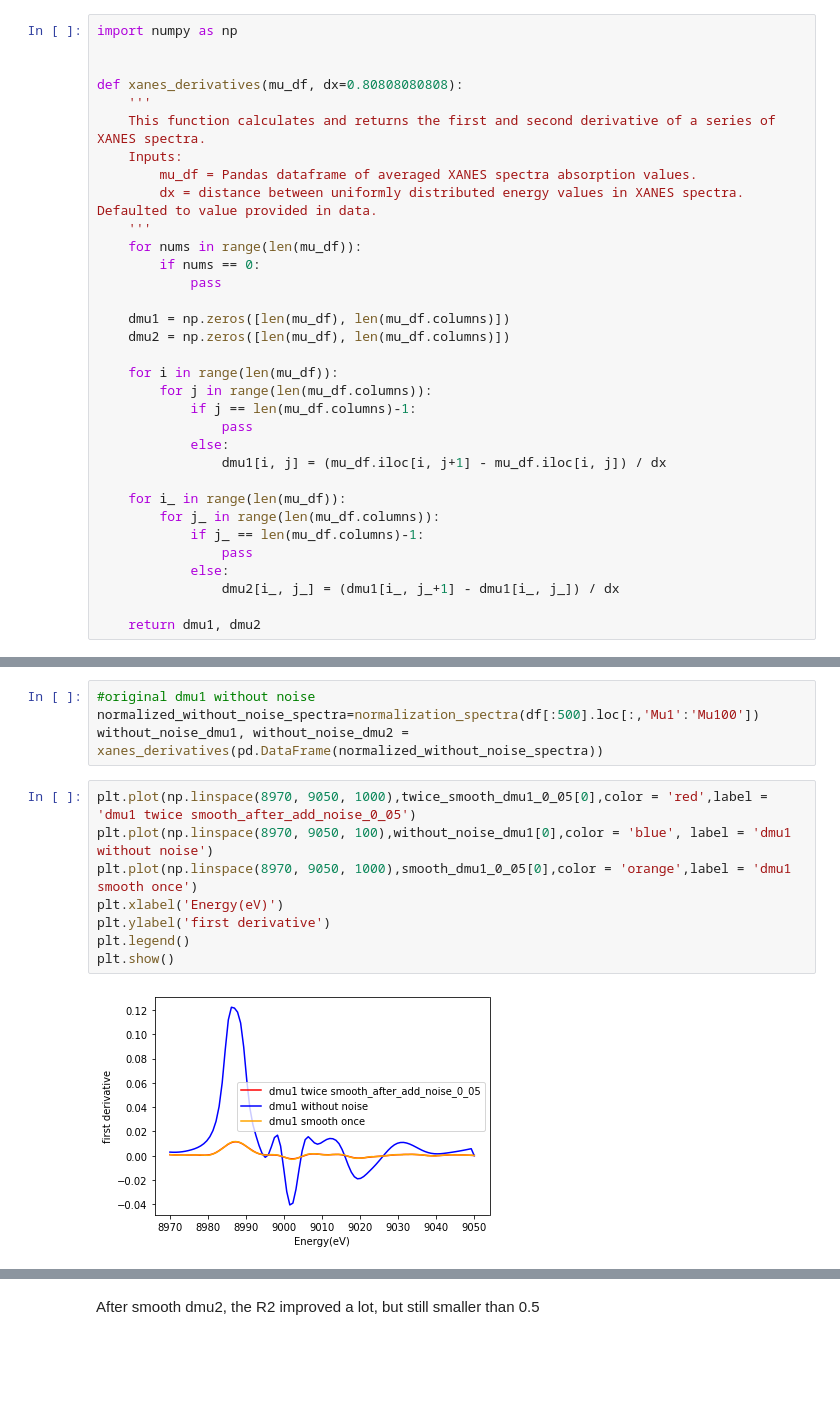
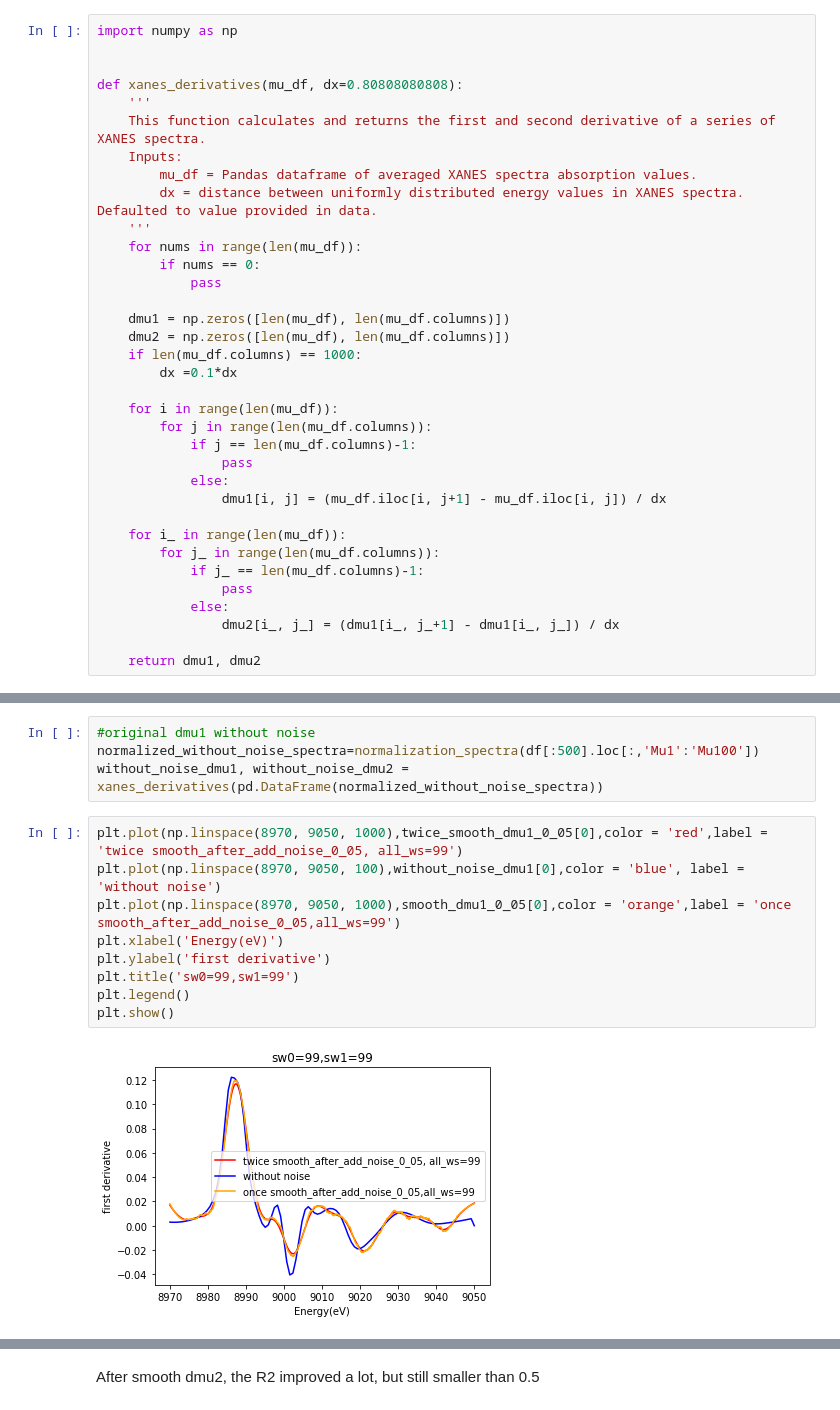
Before and after one commit to PredictXANES/XANES_Capstone, a Jupyter notebook: examples/GPR_predict_atom_number.ipynb, the cells around one changed output, grey strips where cells are left out. Drawn from its saved outputs; the diff is of its cells as text; blank space fills up the shorter version.

Commit message:
add noisegrap

```diff
--- a/examples/GPR_predict_atom_number.ipynb
+++ b/examples/GPR_predict_atom_number.ipynb
@@ -628,6 +618,8 @@ def xanes_derivatives(mu_df, dx=0.80808080808):
 
     dmu1 = np.zeros([len(mu_df), len(mu_df.columns)])
     dmu2 = np.zeros([len(mu_df), len(mu_df.columns)])
+    if len(mu_df.columns) == 1000:
+        dx =0.1*dx
 
     for i in range(len(mu_df)):
         for j in range(len(mu_df.columns)):
@@ -1083,13 +1202,14 @@ R Squared Error: 0.6472474633314481
 normalized_without_noise_spectra=normalization_spectra(df[:500].loc[:,'Mu1':'Mu100'])
 without_noise_dmu1, without_noise_dmu2 = xanes_derivatives(pd.DataFrame(normalized_without_noise_spectra))
 # %%
-plt.plot(np.linspace(8970, 9050, 1000),twice_smooth_dmu1_0_05[0],color = 'red',label = 'dmu1 twice smooth_after_add_noise_0_05')
-plt.plot(np.linspace(8970, 9050, 100),without_noise_dmu1[0],color = 'blue', label = 'dmu1 without noise')
-plt.plot(np.linspace(8970, 9050, 1000),smooth_dmu1_0_05[0],color = 'orange',label = 'dmu1 smooth once')
+plt.plot(np.linspace(8970, 9050, 1000),twice_smooth_dmu1_0_05[0],color = 'red',label = 'twice smooth_after_add_noise_0_05, all_ws=99')
+plt.plot(np.linspace(8970, 9050, 100),without_noise_dmu1[0],color = 'blue', label = 'without noise')
+plt.plot(np.linspace(8970, 9050, 1000),smooth_dmu1_0_05[0],color = 'orange',label = 'once smooth_after_add_noise_0_05,all_ws=99')
 plt.xlabel('Energy(eV)')
 plt.ylabel('first derivative')
+plt.title('sw0=99,sw1=99')
 plt.legend()
 plt.show()
 # %% [output]
-[figure, old version]
+[figure, new version]
 # %%
```
Also changed, not shown: parts of 87 cells of this notebook, 8 other files.
